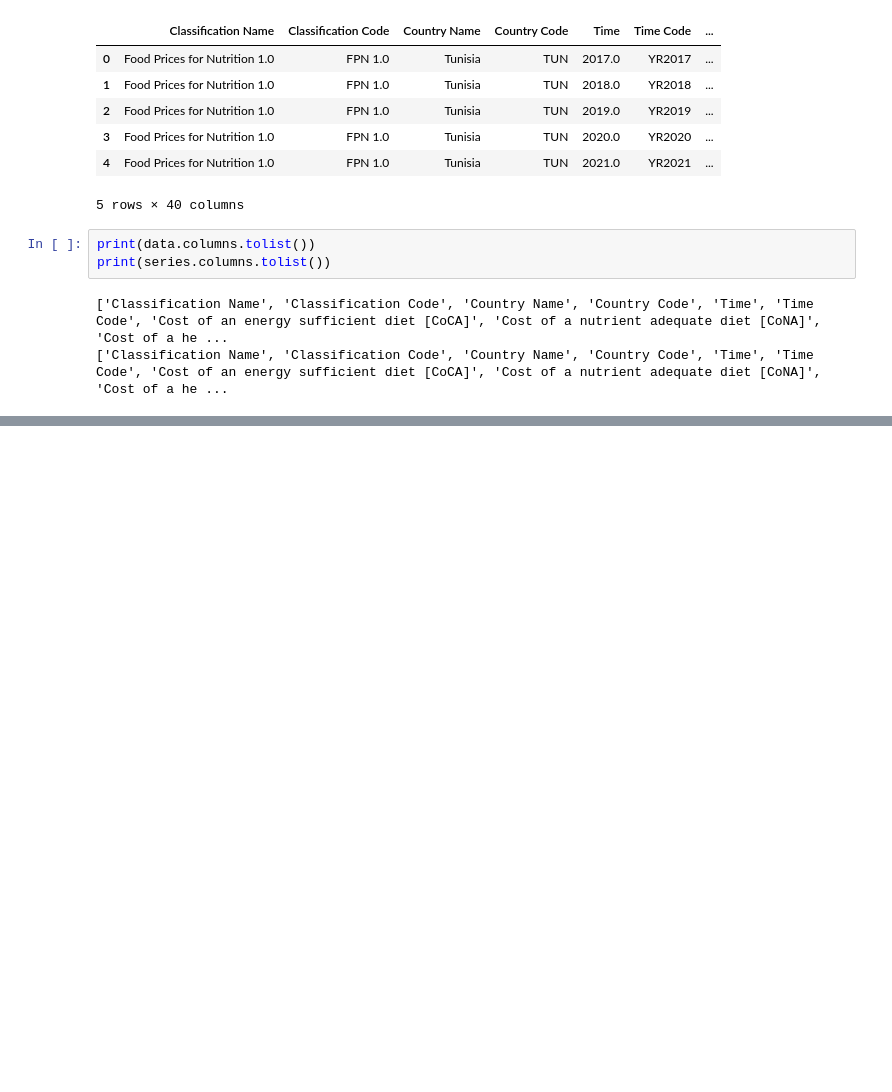
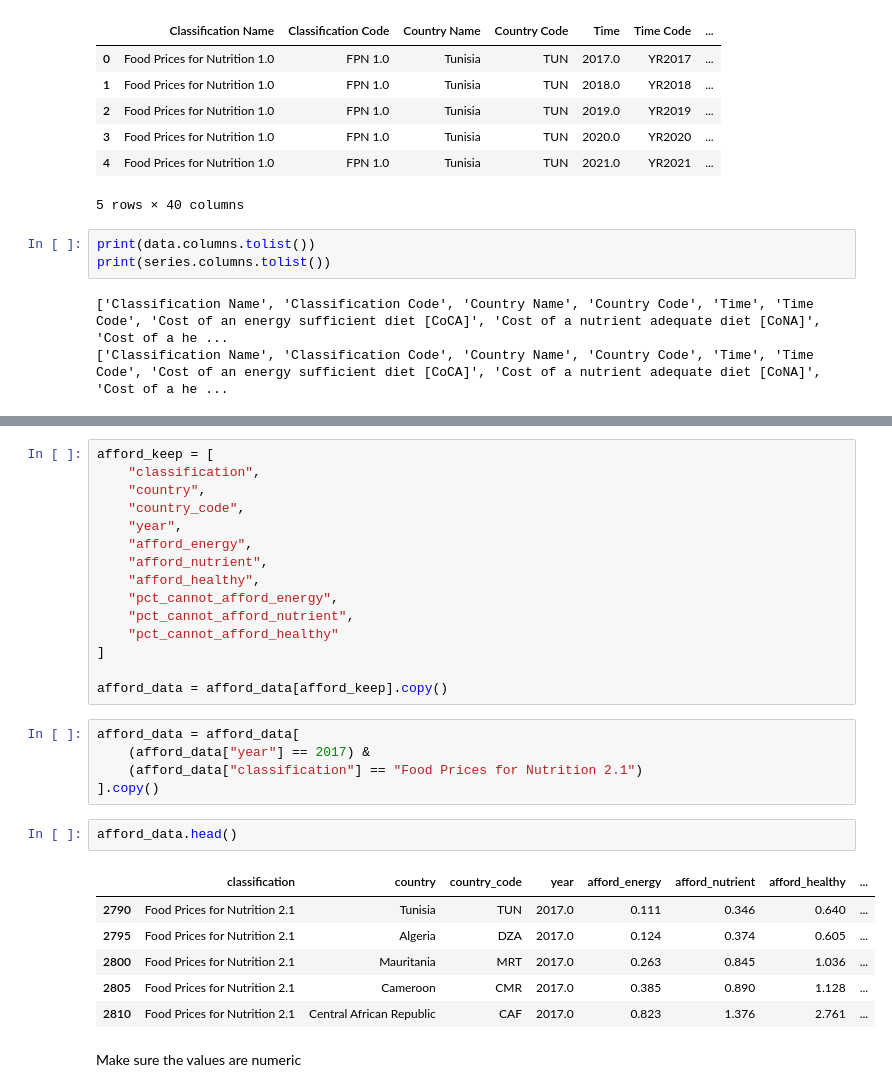
Before and after one commit to fionaharris05/SMU_REU_food_prices, a Jupyter notebook: notebooks/01_explore_food_prices.ipynb, the cells around one changed output, grey strips where cells are left out. Cells and saved outputs as stored; diff of their text form; blank space fills up the shorter version.

Commit message:
Finalize diet cost and affordability analysis

```diff
--- a/notebooks/01_explore_food_prices.ipynb
+++ b/notebooks/01_explore_food_prices.ipynb
@@ -95,0 +423,31 @@ print(series.columns.tolist())
+# %%
+afford_keep = [
+    "classification",
+    "country",
+    "country_code",
+    "year",
+    "afford_energy",
+    "afford_nutrient",
+    "afford_healthy",
+    "pct_cannot_afford_energy",
+    "pct_cannot_afford_nutrient",
+    "pct_cannot_afford_healthy"
+]
+
+afford_data = afford_data[afford_keep].copy()
+# %%
+afford_data = afford_data[
+    (afford_data["year"] == 2017) &
+    (afford_data["classification"] == "Food Prices for Nutrition 2.1")
+].copy()
+# %%
+afford_data.head()
+# %% [output]
+|  | classification | country | country_code | year | afford_energy | afford_nutrient | afford_healthy | ... |
+| 2790 | Food Prices for Nutrition 2.1 | Tunisia | TUN | 2017.0 | 0.111 | 0.346 | 0.640 | ... |
+| 2795 | Food Prices for Nutrition 2.1 | Algeria | DZA | 2017.0 | 0.124 | 0.374 | 0.605 | ... |
+| 2800 | Food Prices for Nutrition 2.1 | Mauritania | MRT | 2017.0 | 0.263 | 0.845 | 1.036 | ... |
+| 2805 | Food Prices for Nutrition 2.1 | Cameroon | CMR | 2017.0 | 0.385 | 0.890 | 1.128 | ... |
+| 2810 | Food Prices for Nutrition 2.1 | Central African Republic | CAF | 2017.0 | 0.823 | 1.376 | 2.761 | ... |
+# %% [markdown]
+Make sure the values are numeric
```
Also changed, not shown: parts of 45 cells of this notebook, 7 other files.
